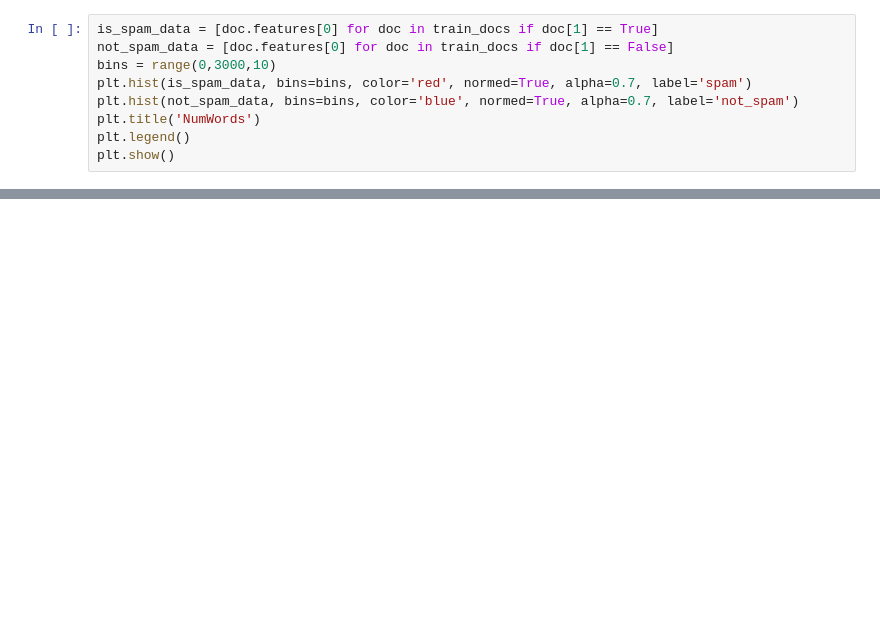
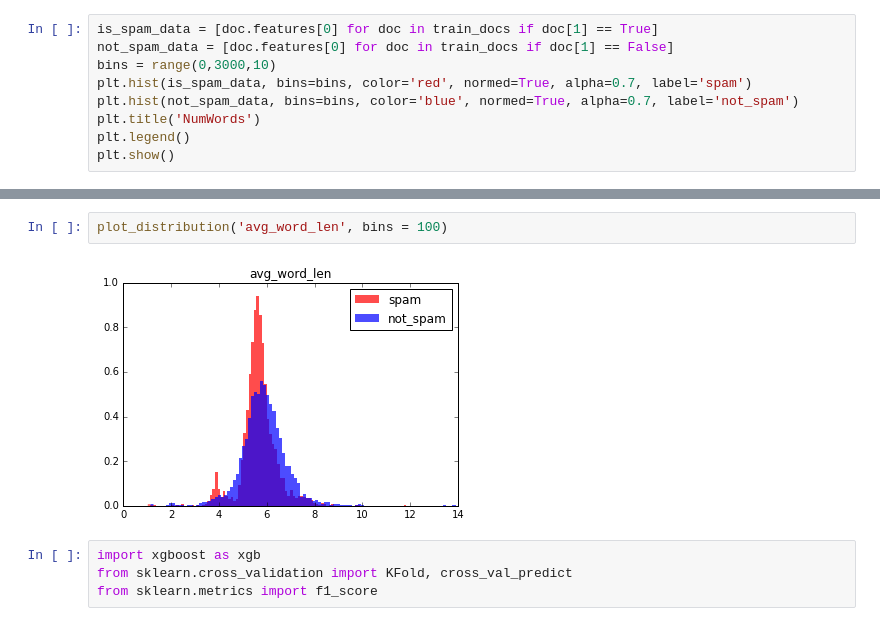
Before and after one commit to KirillTim/IFMO-IR-2016, a Jupyter notebook: anti-spam/AntiSpam.ipynb, the cells around one changed output, grey strips where cells are left out. Saved outputs shown, nothing was run; the diff lists cells and outputs as text; blank space fills up the shorter version.

```diff
--- a/anti-spam/AntiSpam.ipynb
+++ b/anti-spam/AntiSpam.ipynb
@@ -149,0 +159,8 @@ plot_distribution('words_num')
+# %%
+plot_distribution('avg_word_len', bins = 100)
+# %% [output]
+[figure, added]
+# %%
+import xgboost as xgb
+from sklearn.cross_validation import KFold, cross_val_predict
+from sklearn.metrics import f1_score
```
Also changed, not shown: parts of 5 cells of this notebook.
